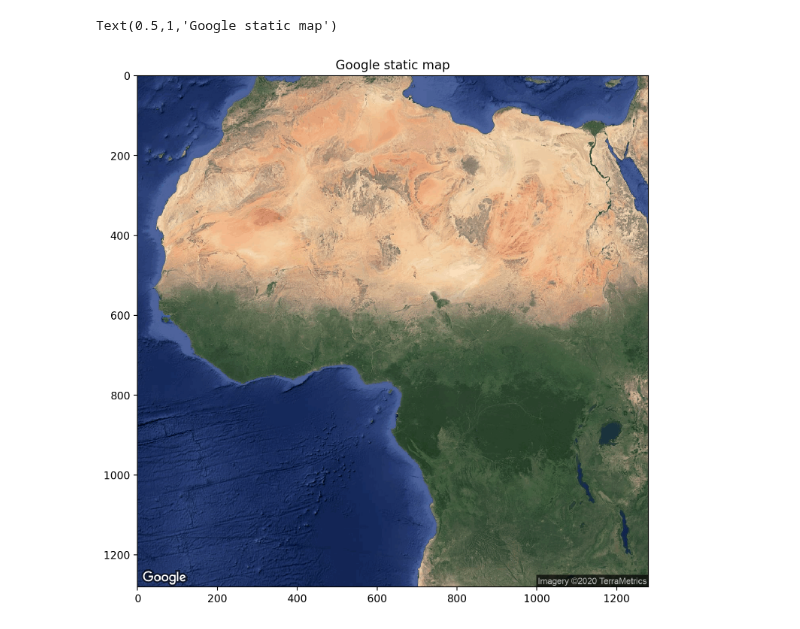
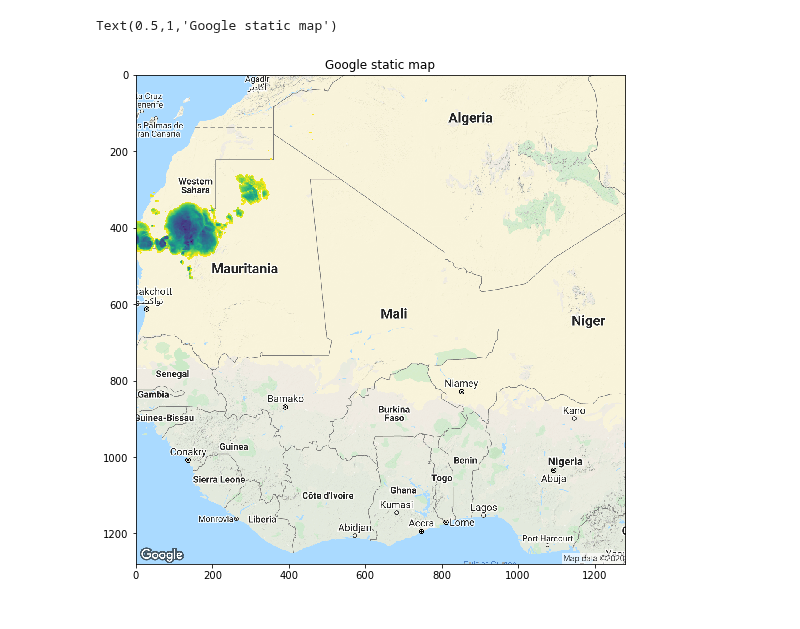
Before and after one commit to cornkle/proj_CEH, a Jupyter notebook: notebooks/AMMA_MSG_GOOGLEtestplots.ipynb, the cells around one changed output. Cells and saved outputs as stored; diff of their text form; code cells hidden in the pictures.

```diff
--- a/notebooks/AMMA_MSG_GOOGLEtestplots.ipynb
+++ b/notebooks/AMMA_MSG_GOOGLEtestplots.ipynb
@@ -23,2 +23,8 @@ cd ..
 # %%
 grid = u_grid.make(np.linspace(-20,55), np.linspace(0,36), 3)
+# %%
+#tag = 'MFG'
+tag = 'MSG'
+testfile = '/media/ck/Elements/Africa/WestAfrica/NFLICS/MCS_TIR/real_time_wavelet/2020/09/06/IR_wavelet_BT_20200906_*.nc'
+data = xr.open_mfdataset(testfile)
+tstep_old = data.isel(time=0).load()
@@ -24,0 +63,5 @@ grid = u_grid.make(np.linspace(-20,55), np.linspace(0,36), 3)
+# %%
+tir = tstep_old['BT']
+# %%
+tir.values = np.array(tir.values/100, dtype=float)
+tir.values[tir.values>-60] = np.nan
@@ -25,13 +88,15 @@ grid = u_grid.make(np.linspace(-20,55), np.linspace(0,36), 3)
 # %%
-g = GoogleVisibleMap(x=[-17, 35], y=[-5, 25],
+g = GoogleVisibleMap(x=[-15, 10], y=[10, 25],
                      scale=2,  # scale is for more details
-                     maptype='satellite')  # try out also: 'terrain'
+                     maptype='terrain')  # try out also: 'terrain'
 # %%
-f, (ax1) = plt.subplots(1, 1, figsize=(12,9), dpi=200)
+f = plt.figure(figsize=(10,9))
+ax1 = f.add_subplot(111)
 # the google static image is a standard rgb image
 ggl_img = g.get_vardata()
 ax1.imshow(ggl_img)
+ax1.pcolormesh(tir)
 ax1.set_title('Google static map')
 # %% [output]
 Text(0.5,1,'Google static map')
-[figure, old version]
+[figure, new version]
```
Also changed, not shown: parts of 23 cells of this notebook, 10 other files.
